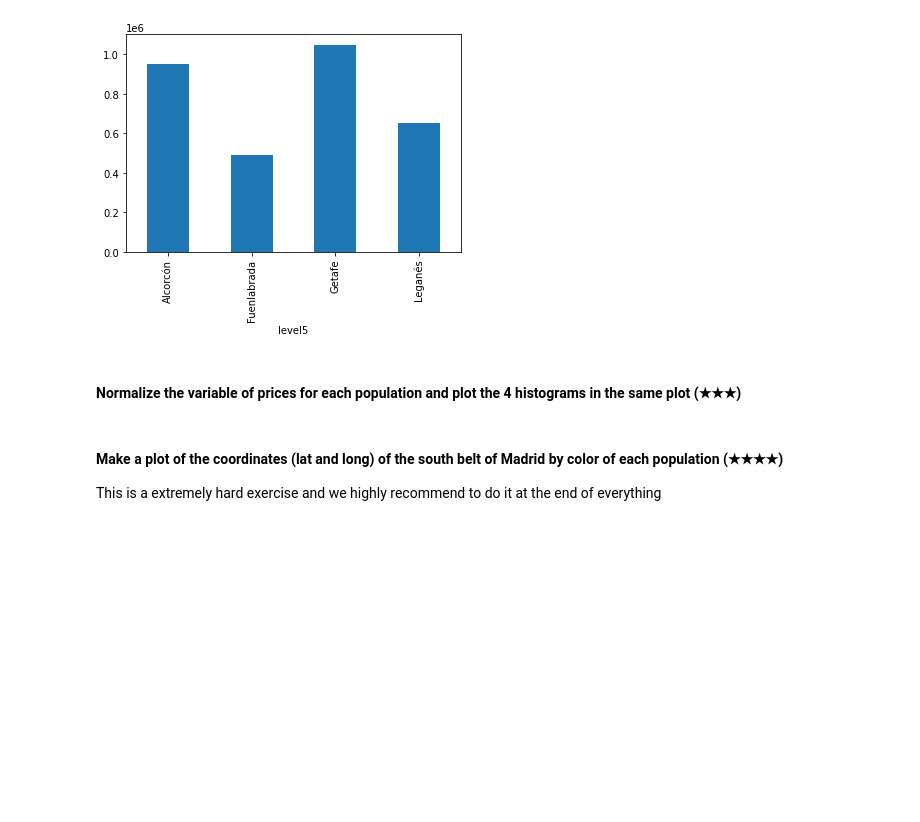
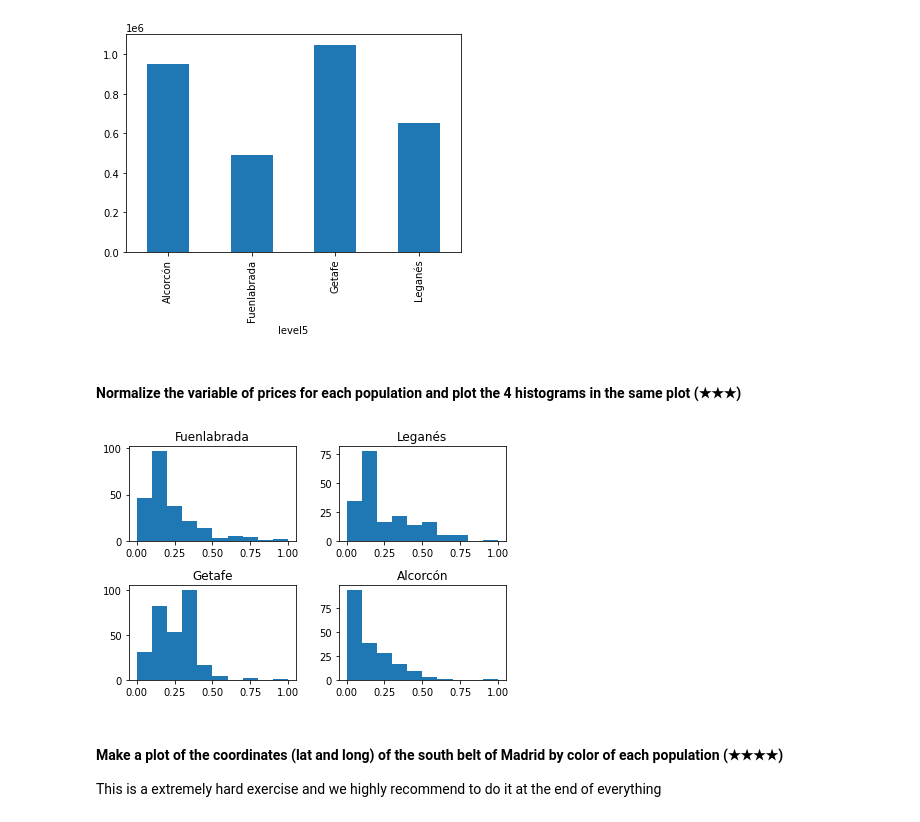
Before and after one commit to nitotosi/realestate-datacleanup-exercise, a Jupyter notebook: project.ipynb, the cells around one changed output. Cells and saved outputs as stored; diff of their text form; code cells hidden in the pictures; blank space fills up the shorter version.

Commit message:
Terminado: "Normalize the variable of prices for each population and plot the 4 histograms in the same plot"

```diff
--- a/project.ipynb
+++ b/project.ipynb
@@ -168,6 +176,33 @@ df_south_belt.groupby(['level5'])['price'].max().plot.bar()
 [figure]
 # %% [markdown]
 #### Normalize the variable of prices for each population and plot the 4 histograms in the same plot (★★★)
+# %%
+from sklearn import preprocessing
+import matplotlib.pyplot as plt
+
+normalizer = preprocessing.MinMaxScaler()
+
+df_prices_populations = {}
+
+plt.figure(population)
+
+idPlot = 1
+
+for population in ['Fuenlabrada','Leganés','Getafe','Alcorcón']:
+    df_prices_populations[population] = data_frame[data_frame['level5'] == population]['price'].to_frame()
+    arr_prices = normalizer.fit_transform(df_prices_populations[population])
+    df_prices_populations[population] = pd.DataFrame(arr_prices, index=df_prices_populations[population].index, columns=df_prices_populations[population].columns)
+
+    #df_prices_populations[population].plot.hist()
+
+    plt.subplot(2,2,idPlot)
+    plt.title(population)
+    plt.tight_layout()
+    plt.hist(df_prices_populations[population])
+
+    idPlot += 1
+# %% [output]
+[figure, added]
 # %% [markdown]
 #### Make a plot of the coordinates (lat and long) of the south belt of Madrid by color of each population (★★★★)
 This is a extremely hard exercise and we highly recommend to do it at the end of everything
```
Also changed, not shown: parts of 1 cell of this notebook.
